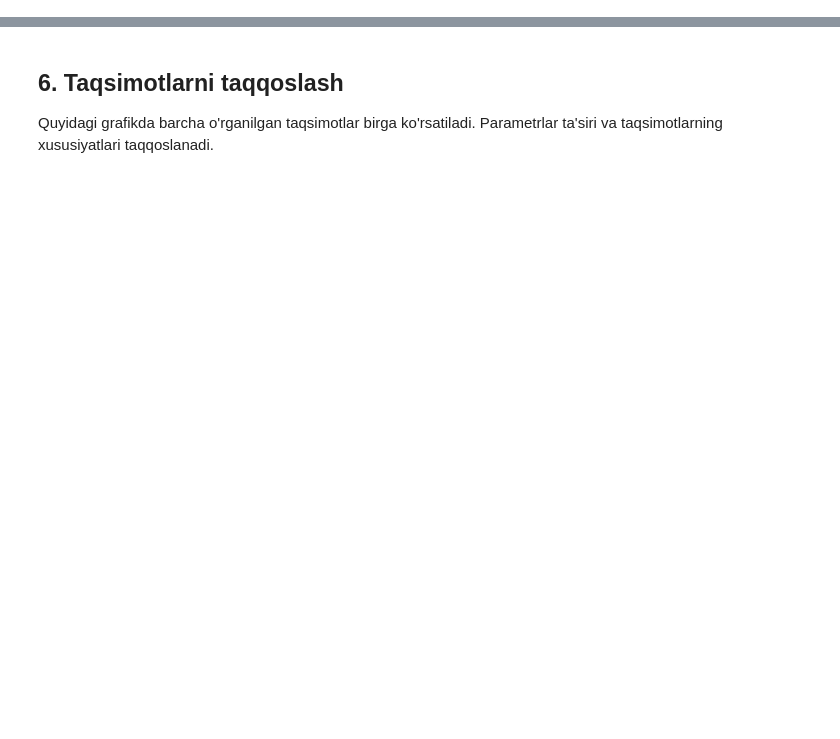
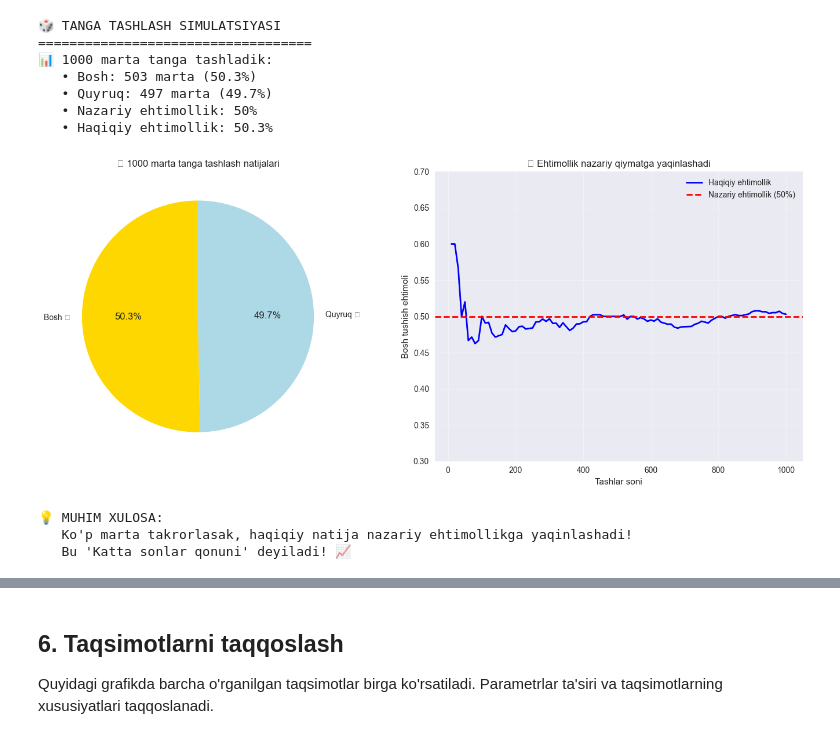
Before and after one commit to bnutfilloyev/Empowering-Young-Women-in-Data-Science-and-AI, a Jupyter notebook: Module-2-Statistical-Foundations/4-probability-distributions/lecture.ipynb, the cells around one changed output, grey strips where cells are left out. Cells and saved outputs as stored; diff of their text form; code cells hidden in the pictures; blank space fills up the shorter version.

```diff
--- a/Module-2-Statistical-Foundations/4-probability-distributions/lecture.ipynb
+++ b/Module-2-Statistical-Foundations/4-probability-distributions/lecture.ipynb
@@ -12 +70,70 @@ from scipy import stats  # Statistical functions
+# %%
+# 🎲 EHTIMOLLIK SIMULATSIYASI
+print("🎲 TANGA TASHLASH SIMULATSIYASI")
+print("=" * 35)
+
+# 1000 marta tanga tashlash
+n_flips = 1000
+flips = np.random.choice(['Bosh', 'Quyruq'], n_flips, p=[0.5, 0.5])
+
+# Natijalarni hisoblash
+heads_count = np.sum(flips == 'Bosh')
+tails_count = np.sum(flips == 'Quyruq')
+heads_probability = heads_count / n_flips
+
+print(f"📊 {n_flips} marta tanga tashladik:")
+print(f"   • Bosh: {heads_count} marta ({heads_count/n_flips*100:.1f}%)")
+print(f"   • Quyruq: {tails_count} marta ({tails_count/n_flips*100:.1f}%)")
+print(f"   • Nazariy ehtimollik: 50%")
+print(f"   • Haqiqiy ehtimollik: {heads_probability*100:.1f}%")
+
+# Grafik chizish
+fig, (ax1, ax2) = plt.subplots(1, 2, figsize=(14, 6))
+
+# 1. Pie chart
+labels = ['Bosh 🪙', 'Quyruq 🪙']
+sizes = [heads_count, tails_count]
+colors = ['gold', 'lightblue']
+
+ax1.pie(sizes, labels=labels, colors=colors, autopct='%1.1f%%', startangle=90)
+ax1.set_title(f'🎲 {n_flips} marta tanga tashlash natijalari')
+
+# 2. Ehtimollik o'zgarishi
+# Har 10 ta tashdan keyin ehtimollik qanday o'zgaradi
+running_prob = []
+x_values = []
+
+for i in range(10, n_flips+1, 10):
+    current_heads = np.sum(flips[:i] == 'Bosh')
+    current_prob = current_heads / i
+    running_prob.append(current_prob)
+    x_values.append(i)
+
+ax2.plot(x_values, running_prob, 'b-', linewidth=2, label='Haqiqiy ehtimollik')
+ax2.axhline(y=0.5, color='r', linestyle='--', linewidth=2, label='Nazariy ehtimollik (50%)')
+ax2.set_xlabel('Tashlar soni')
+ax2.set_ylabel('Bosh tushish ehtimoli')
+ax2.set_title('📈 Ehtimollik nazariy qiymatga yaqinlashadi')
+ax2.legend()
+ax2.grid(True, alpha=0.3)
+ax2.set_ylim(0.3, 0.7)
+
+plt.tight_layout()
+plt.show()
+
+print("\n💡 MUHIM XULOSA:")
+print("   Ko'p marta takrorlasak, haqiqiy natija nazariy ehtimollikga yaqinlashadi!")
+print("   Bu 'Katta sonlar qonuni' deyiladi! 📈")
+# %% [output]
+🎲 TANGA TASHLASH SIMULATSIYASI
+===================================
+📊 1000 marta tanga tashladik:
+   • Bosh: 503 marta (50.3%)
+   • Quyruq: 497 marta (49.7%)
+   • Nazariy ehtimollik: 50%
+   • Haqiqiy ehtimollik: 50.3%
+[figure, added]
+💡 MUHIM XULOSA:
+   Ko'p marta takrorlasak, haqiqiy natija nazariy ehtimollikga yaqinlashadi!
+   Bu 'Katta sonlar qonuni' deyiladi! 📈
 # %% [markdown]
```
Also changed, not shown: parts of 12 cells of this notebook, 4 other files.
